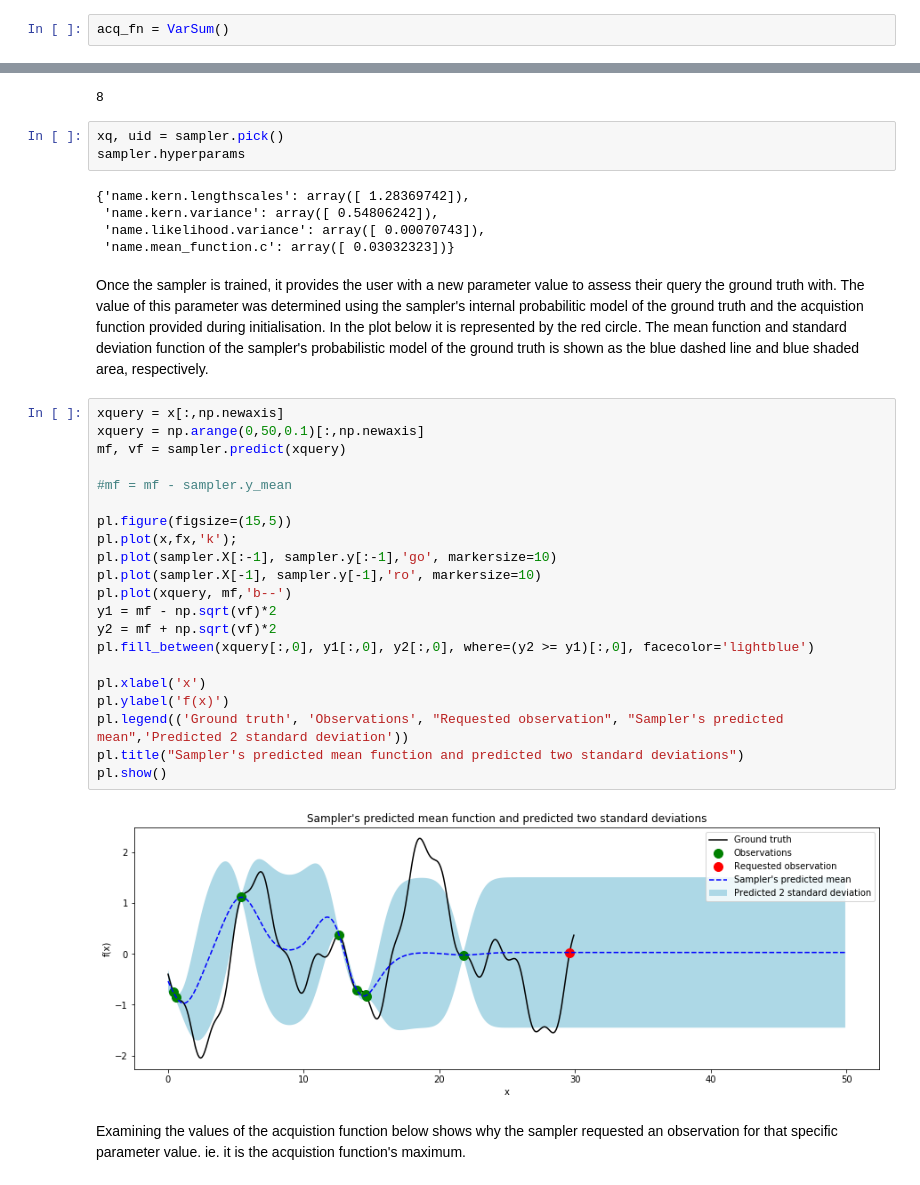
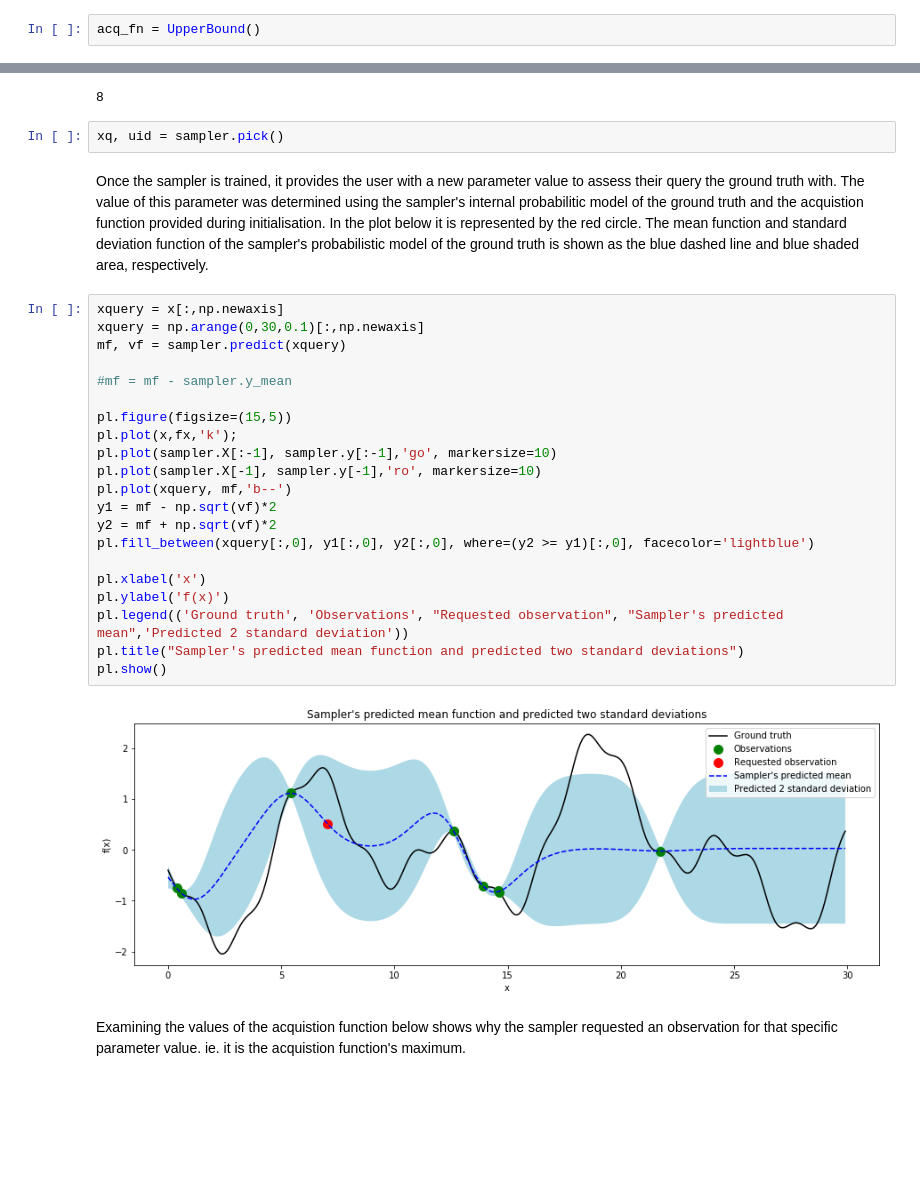
Before and after one commit to dtpc/dora, a Jupyter notebook: demos/dora_demo_gpflow.ipynb, the cells around one changed output, grey strips where cells are left out. Drawn from its saved outputs; the diff is of its cells as text; blank space fills up the shorter version.

```diff
--- a/demos/dora_demo_gpflow.ipynb
+++ b/demos/dora_demo_gpflow.ipynb
@@ -66,7 +66,7 @@ The sampler uses an acquisition function to determine what the next most benefic
 
 In this instances, `pred_upper_bound`, an aquisition function which is the predicted upper bound of the sampler's model will be used.
 # %%
-acq_fn = VarSum()
+acq_fn = UpperBound()
 # %% [markdown]
 We also set an explore_priority scalar. The larger this value, the more the sampler will seek to explore areas of the parameter space with sparse observations rather than attempting to refine an area where the model believes will maximise it's objective function.
 # %%
@@ -130,37 +131,31 @@ len(sampler.X())
 8
 # %%
 xq, uid = sampler.pick()
-sampler.hyperparams
-# %% [output]
-{'name.kern.lengthscales': array([ 1.28369742]),
- 'name.kern.variance': array([ 0.54806242]),
- 'name.likelihood.variance': array([ 0.00070743]),
- 'name.mean_function.c': array([ 0.03032323])}
 # %% [markdown]
 Once the sampler is trained, it provides the user with a new parameter value to assess their query the ground truth with. The value of this parameter was determined using the sampler's internal probabilitic model of the ground truth and the acquistion function provided during initialisation. In the plot below it is represented by the red circle. The mean function and standard deviation function of the sampler's probabilistic model of the ground truth is shown as the blue dashed line and blue shaded area, respectively.
 # %%
 xquery = x[:,np.newaxis]
-xquery = np.arange(0,50,0.1)[:,np.newaxis]
+xquery = np.arange(0,30,0.1)[:,np.newaxis]
 mf, vf = sampler.predict(xquery)
 
 #mf = mf - sampler.y_mean
 
 pl.figure(figsize=(15,5))
 pl.plot(x,fx,'k');
 pl.plot(sampler.X[:-1], sampler.y[:-1],'go', markersize=10)
 pl.plot(sampler.X[-1], sampler.y[-1],'ro', markersize=10)
 pl.plot(xquery, mf,'b--')
 y1 = mf - np.sqrt(vf)*2
 y2 = mf + np.sqrt(vf)*2
 pl.fill_between(xquery[:,0], y1[:,0], y2[:,0], where=(y2 >= y1)[:,0], facecolor='lightblue')
 
 pl.xlabel('x')
 pl.ylabel('f(x)')
 pl.legend(('Ground truth', 'Observations', "Requested observation", "Sampler's predicted mean",'Predicted 2 standard deviation'))
 pl.title("Sampler's predicted mean function and predicted two standard deviations")
 pl.show()
 # %% [output]
-[figure, old version]
+[figure, new version]
 # %% [markdown]
 Examining the values of the acquistion function below shows why the sampler requested an observation for that specific parameter value. ie. it is the acquistion function's maximum.
 # %%
```
Also changed, not shown: parts of 7 cells of this notebook, 9 other files.
